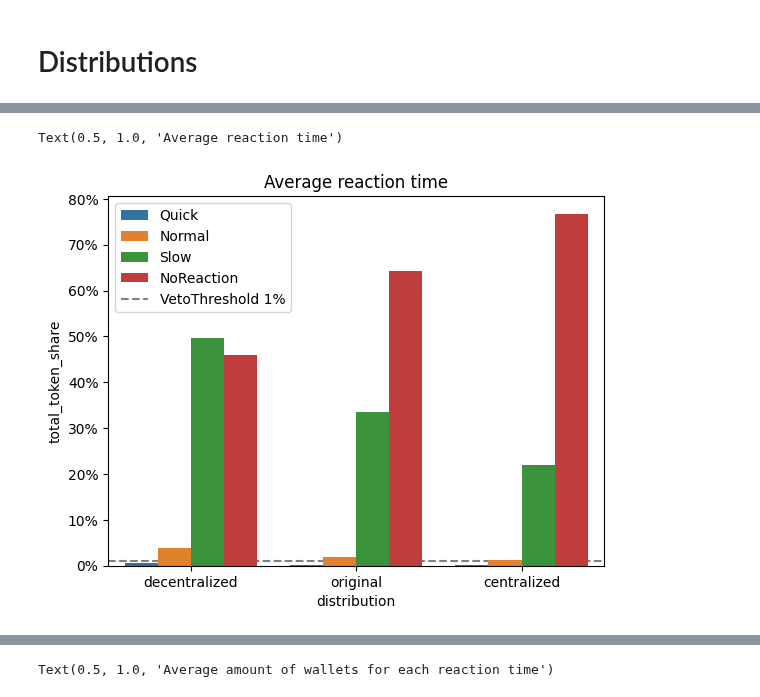
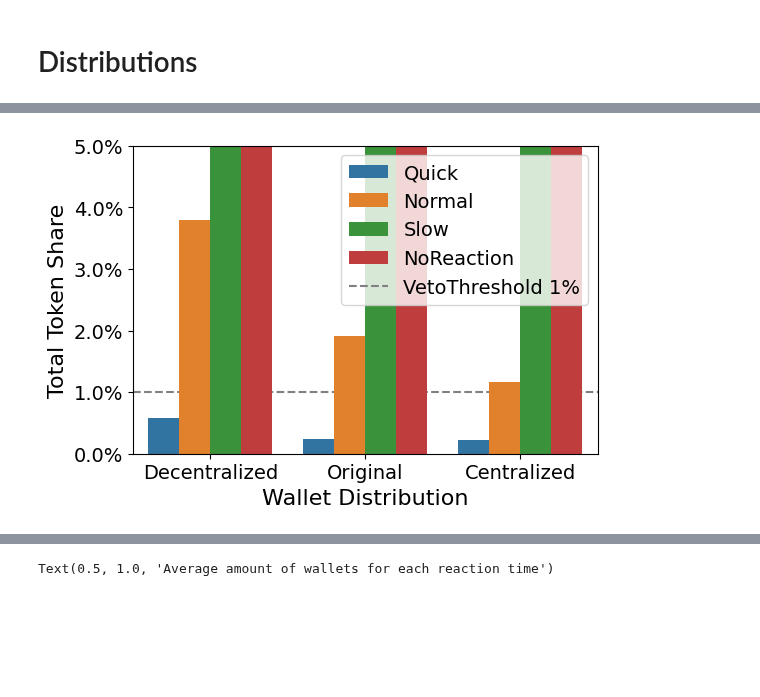
Before and after one commit to collectif-dao/dg-research, a Jupyter notebook: experiments/notebooks/clean_notebook_future_proof.ipynb, the cells around one changed output, grey strips where cells are left out. Saved outputs shown, nothing was run; the diff lists cells and outputs as text; code cells hidden in the pictures; blank space fills up the shorter version.

Commit message:
Some edits to the figures, used in the report

```diff
--- a/experiments/notebooks/clean_notebook_future_proof.ipynb
+++ b/experiments/notebooks/clean_notebook_future_proof.ipynb
@@ -92,3 +112,28 @@ for distribution in ['decentralized', 'original', 'centralized']:
     wallet_df_combined.loc[mask, 'reaction_time_vector'] = reaction_time_vector
 
 wallet_df_combined['reaction_time'] = wallet_df_combined['reaction_time_vector'].map(lambda x: ReactionTime(x).name)
+# %%
+fig_height = 4
+fig_aspect = 1.5
+plt.figure(figsize=(fig_height * fig_aspect, fig_height))
+ax = sns.barplot(
+    data=wallet_df_combined.groupby(['distribution', 'reaction_time']).total_token_share.sum().reset_index(),
+    x='distribution',
+    y='total_token_share',
+    hue='reaction_time',
+    order=['decentralized', 'original', 'centralized'],
+    hue_order=['Quick', 'Normal', 'Slow', 'NoReaction'])
+ax.yaxis.set_major_formatter(PercentFormatter(1))
+xlim = ax.get_xlim()
+ax.plot(xlim, [0.01, 0.01], color='gray', linestyle='--', label='VetoThreshold 1%', zorder=0)
+ax.set_xlim(xlim)
+ax.legend(loc='upper right')
+ax.set_ylabel('Total Token Share', fontsize=label_size)
+ax.set_xlabel('Wallet Distribution', fontsize=label_size)
+ax.set_xticklabels(['Decentralized', 'Original', 'Centralized'], fontsize=tick_size)
+ax.yaxis.set_tick_params(labelsize=tick_size)
+ax.set_yticks(np.arange(0, 0.9, 0.10))
+legend = ax.legend_
+for text in legend.get_texts():
+    text.set_fontsize(tick_size)
+plt.savefig('../../images/future_proof_actor_reaction_barcharts.svg', transparent=True)
@@ -95,17 +142,22 @@ wallet_df_combined['reaction_time'] = wallet_df_combined['reaction_time_vector']
 # %%
-ax =sns.barplot(
+plt.figure(figsize=(fig_height * fig_aspect, fig_height))
+ax = sns.barplot(
     data=wallet_df_combined.groupby(['distribution', 'reaction_time']).total_token_share.sum().reset_index(),
     x='distribution',
     y='total_token_share',
     hue='reaction_time',
     order=['decentralized', 'original', 'centralized'],
     hue_order=['Quick', 'Normal', 'Slow', 'NoReaction'])
 ax.yaxis.set_major_formatter(PercentFormatter(1))
-xlim = ax.get_xlim()
+ax.set_ylim(0, 0.05)
 ax.plot(xlim, [0.01, 0.01], color='gray', linestyle='--', label='VetoThreshold 1%', zorder=0)
 ax.set_xlim(xlim)
-ax.legend()
-ax.set_title('Average reaction time')
+ax.legend(fontsize=tick_size, loc='upper right')
+ax.set_xlabel('Wallet Distribution', fontsize=label_size)
+ax.set_ylabel('Total Token Share', fontsize=label_size)
+ax.yaxis.set_tick_params(labelsize=tick_size)
+ax.set_yticks(np.arange(0, 0.06, 0.01))
+ax.set_xticklabels(['Decentralized', 'Original', 'Centralized'], fontsize=tick_size)
+plt.savefig('../../images/future_proof_actor_reaction_barcharts_zoomed.svg', transparent=True)
 # %% [output]
-Text(0.5, 1.0, 'Average reaction time')
-[figure, old version]
+[figure, new version]
```
Also changed, not shown: parts of 9 cells of this notebook, 18 other files.
